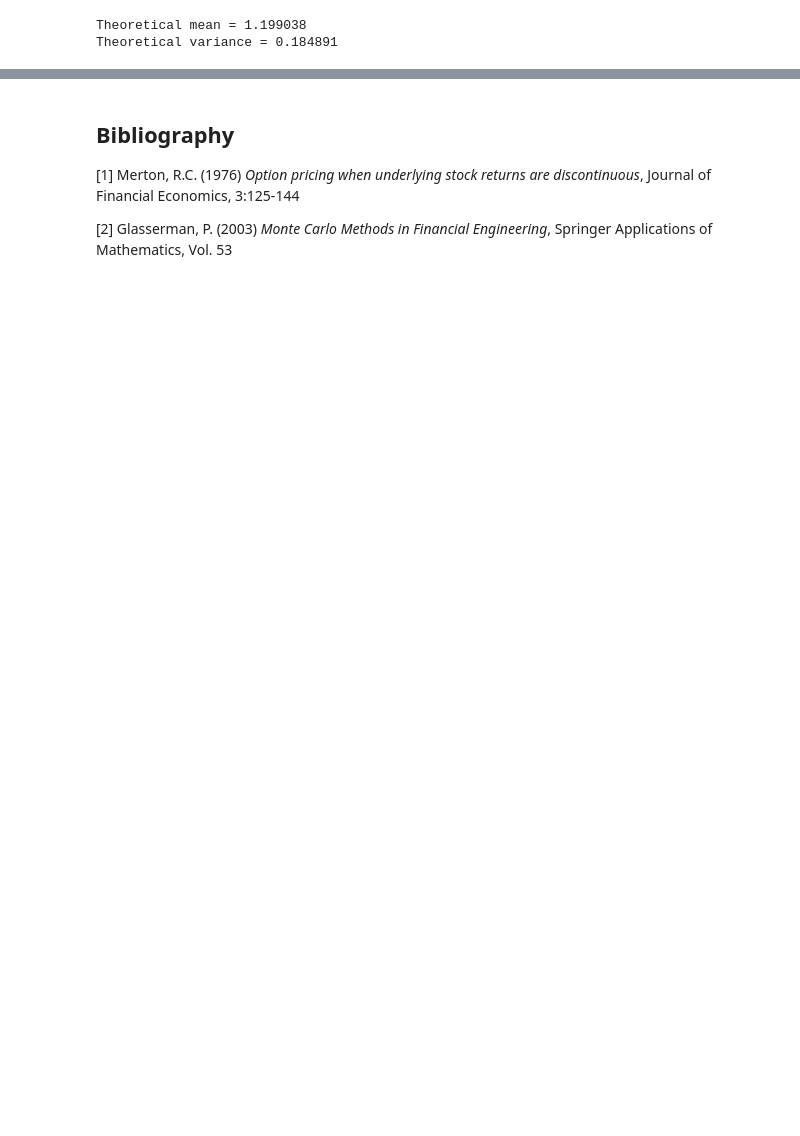
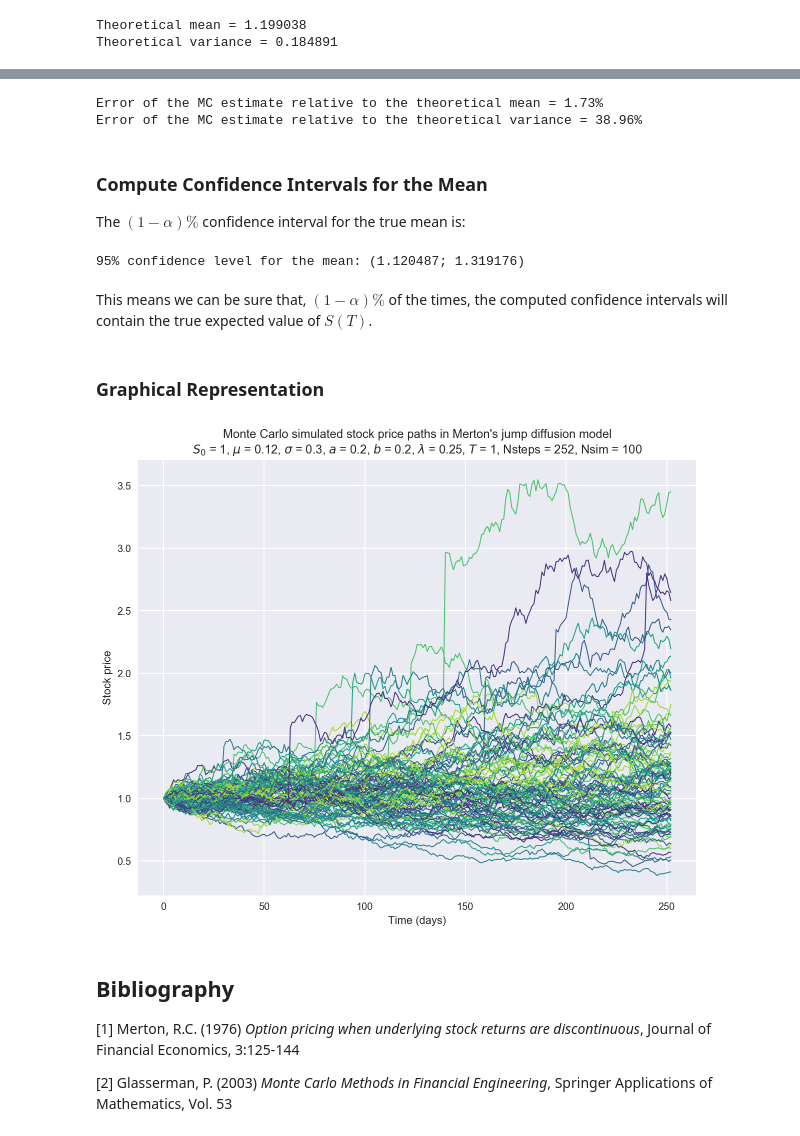
Before and after one commit to federicomariamassari/financial-engineering, a Jupyter notebook: handbook/01-merton-jdm.ipynb, the cells around one changed output, grey strips where cells are left out. Saved outputs shown, nothing was run; the diff lists cells and outputs as text; code cells hidden in the pictures; blank space fills up the shorter version.

Commit message:
docs: Add full version of jump diffusion notebook

```diff
--- a/handbook/01-merton-jdm.ipynb
+++ b/handbook/01-merton-jdm.ipynb
@@ -137,6 +145,6 @@ Lambda = 0.25
 a = 0.2
 b = 0.2
 Nsteps = 252
-Nsim = 1000
+Nsim = 100
 alpha = 0.05
 # %% [markdown]
@@ -170,0 +183,3 @@ Theoretical variance = 0.184891
+# %%
+simulated_paths = np.zeros([Nsim, Nsteps+1])
+simulated_paths[:,0] = S
@@ -170,0 +207,4 @@ Theoretical variance = 0.184891
+# %%
+Z_1 = np.random.normal(size=[Nsim, Nsteps])
+Z_2 = np.random.normal(size=[Nsim, Nsteps])
+Poisson = np.random.poisson(Lambda*Delta_t, [Nsim, Nsteps])
@@ -170,0 +214,5 @@ Theoretical variance = 0.184891
+# %%
+for i in range(Nsteps):
+    simulated_paths[:,i+1] = simulated_paths[:,i]*np.exp((mu - sigma**2/2)*Delta_t \
+                             + sigma*np.sqrt(Delta_t) * Z_1[:,i] + a*Poisson[:,i] \
+                             + np.sqrt(b**2) * np.sqrt(Poisson[:,i]) * Z_2[:,i])
@@ -171,3 +245,40 @@ Theoretical variance = 0.184891
+# %%
+error_mean = (mean_jump-M) / M
+error_variance = (var_jump-V) / V
+print('Error of the MC estimate relative to the theoretical mean = {:.2f}%'.format(error_mean * 100))
+print('Error of the MC estimate relative to the theoretical variance = {:.2f}%'.format(error_variance * 100))
+# %% [output]
+Error of the MC estimate relative to the theoretical mean = 1.73%
+Error of the MC estimate relative to the theoretical variance = 38.96%
+# %% [markdown]
+### Compute Confidence Intervals for the Mean
+The $(1-\alpha)\%$ confidence interval for the true mean is:
+# %%
+std_jump = np.std(final_prices)
+ci_low = mean_jump - std_jump/np.sqrt(Nsim)*stats.norm.ppf(1-0.5*alpha)
+ci_high = mean_jump + std_jump/np.sqrt(Nsim)*stats.norm.ppf(1-0.5*alpha)
+print('{:.0f}% confidence level for the mean: ({:.6f}; {:.6f})'.format((1-alpha)*100, ci_low, ci_high))
+# %% [output]
+95% confidence level for the mean: (1.120487; 1.319176)
+# %% [markdown]
+This means we can be sure that, $(1-\alpha)\%$ of the times, the computed confidence intervals will contain the true expected value of $S(T)$.
+# %% [markdown]
+### Graphical Representation
+# %%
+plt.figure(figsize=(10,8))
+ax = plt.axes()
+
+t = np.linspace(0, T, Nsteps+1) * Nsteps
+jump_diffusion = ax.plot(t, simulated_paths.transpose());
+
+plt.setp(jump_diffusion, linewidth=1);
+ax.set(title="Monte Carlo simulated stock price paths in Merton's jump \
+diffusion model\n$S_0$ = {}, $\mu$ = {}, $\sigma$ = {}, $a$ = {}, \
+$b$ = {}, $\lambda$ = {}, $T$ = {}, Nsteps = {}, Nsim = {}"\
+       .format(S, mu, sigma, a, b, Lambda, T, Nsteps, Nsim), \
+       xlabel='Time (days)', ylabel='Stock price');
+# %% [output]
+[figure, added]
 # %% [markdown]
 ## Bibliography
 [1] Merton, R.C. (1976) _Option pricing when underlying stock returns are discontinuous_, Journal of Financial Economics, 3:125-144
```
Also changed, not shown: parts of 21 cells of this notebook.
